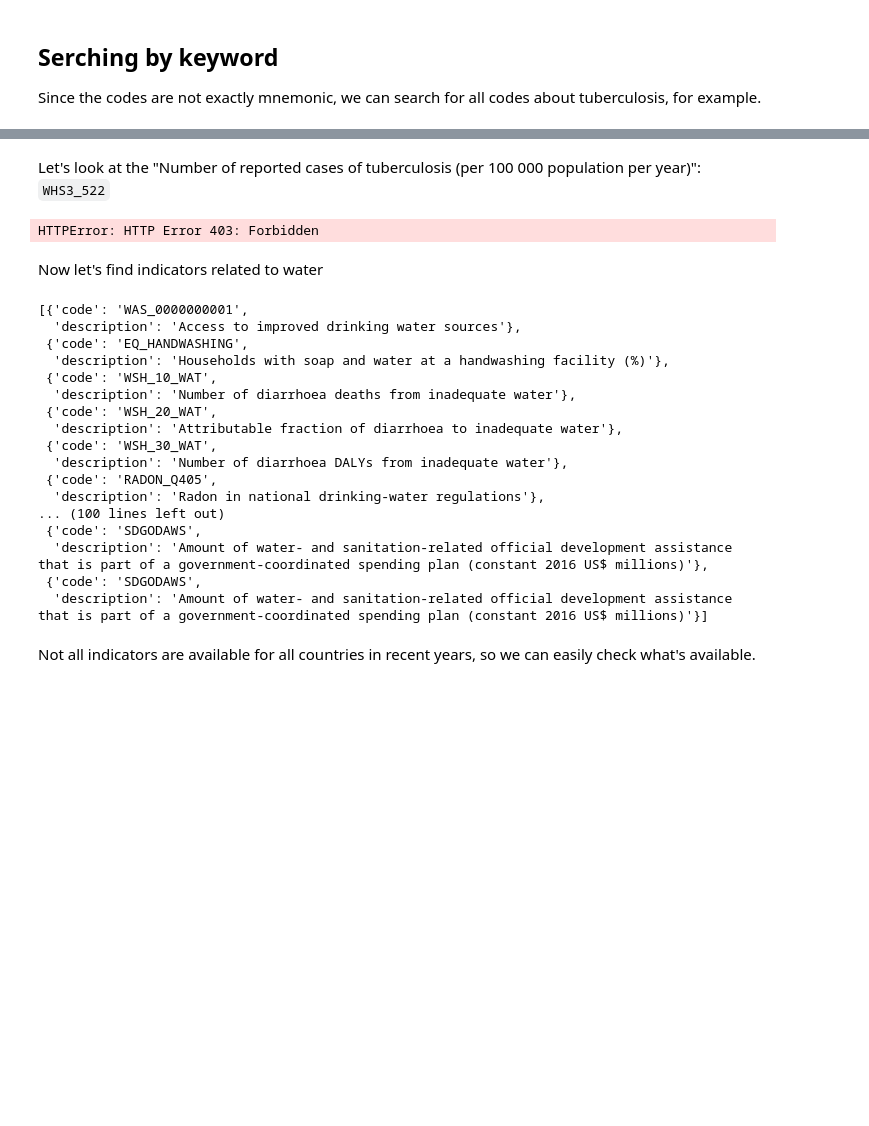
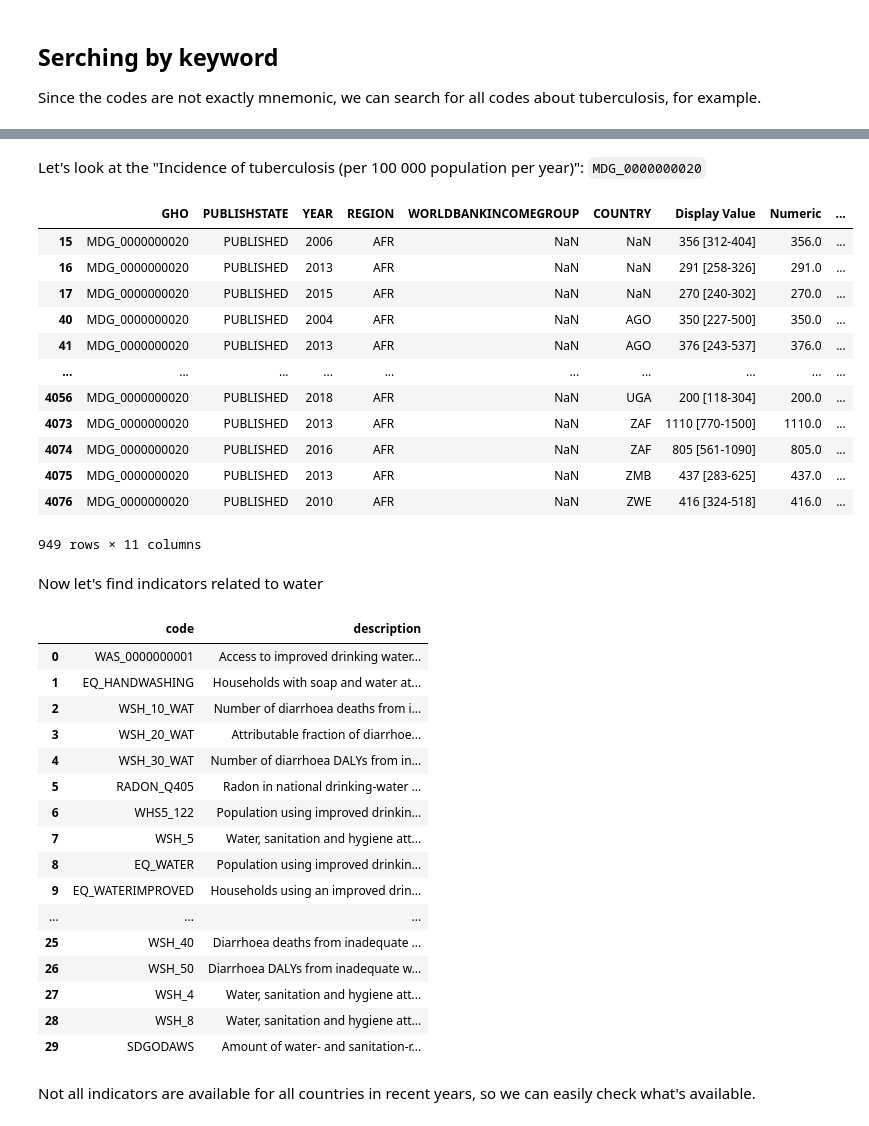
Before and after one commit to fccoelho/ghoclient, a Jupyter notebook: docs/GHO_data.ipynb, the cells around one changed output, grey strips where cells are left out. Drawn from its saved outputs; the diff is of its cells as text; code cells hidden in the pictures; blank space fills up the shorter version.

```diff
--- a/docs/GHO_data.ipynb
+++ b/docs/GHO_data.ipynb
@@ -43,34 +51,46 @@ results
 # %% [markdown]
-Let's look at the "Number of reported cases of tuberculosis (per 100 000 population per year)": `WHS3_522`
+Let's look at the "Incidence of tuberculosis (per 100 000 population per year)": `MDG_0000000020`
 # %%
-data = GC.fetch_data_from_codes(code='WHS3_522')
-data = data[(data.REGION=='AFR')&(data.YEAR==data.YEAR.max())]
+data = GC.fetch_data_from_codes(code='MDG_0000000020')
+data = data[(data.REGION=='AFR')]
 data
 # %% [output]
+|  | GHO | PUBLISHSTATE | YEAR | REGION | WORLDBANKINCOMEGROUP | COUNTRY | Display Value | Numeric | ... |
+| 15 | MDG_0000000020 | PUBLISHED | 2006 | AFR | NaN | NaN | 356 [312-404] | 356.0 | ... |
+| 16 | MDG_0000000020 | PUBLISHED | 2013 | AFR | NaN | NaN | 291 [258-326] | 291.0 | ... |
+| 17 | MDG_0000000020 | PUBLISHED | 2015 | AFR | NaN | NaN | 270 [240-302] | 270.0 | ... |
+| 40 | MDG_0000000020 | PUBLISHED | 2004 | AFR | NaN | AGO | 350 [227-500] | 350.0 | ... |
+| 41 | MDG_0000000020 | PUBLISHED | 2013 | AFR | NaN | AGO | 376 [243-537] | 376.0 | ... |
+| ... | ... | ... | ... | ... | ... | ... | ... | ... | ... |
+| 4056 | MDG_0000000020 | PUBLISHED | 2018 | AFR | NaN | UGA | 200 [118-304] | 200.0 | ... |
+| 4073 | MDG_0000000020 | PUBLISHED | 2013 | AFR | NaN | ZAF | 1110 [770-1500] | 1110.0 | ... |
+| 4074 | MDG_0000000020 | PUBLISHED | 2016 | AFR | NaN | ZAF | 805 [561-1090] | 805.0 | ... |
+| 4075 | MDG_0000000020 | PUBLISHED | 2013 | AFR | NaN | ZMB | 437 [283-625] | 437.0 | ... |
+| 4076 | MDG_0000000020 | PUBLISHED | 2010 | AFR | NaN | ZWE | 416 [324-518] | 416.0 | ... |
-HTTPError: HTTP Error 403: Forbidden
+949 rows × 11 columns
 # %% [markdown]
 Now let's find indicators related to water
 # %%
 water_codes = index.search('water')
-water_codes
+pd.DataFrame(water_codes)
 # %% [output]
-[{'code': 'WAS_0000000001',
-  'description': 'Access to improved drinking water sources'},
- {'code': 'EQ_HANDWASHING',
-  'description': 'Households with soap and water at a handwashing facility (%)'},
- {'code': 'WSH_10_WAT',
-  'description': 'Number of diarrhoea deaths from inadequate water'},
- {'code': 'WSH_20_WAT',
-  'description': 'Attributable fraction of diarrhoea to inadequate water'},
- {'code': 'WSH_30_WAT',
-  'description': 'Number of diarrhoea DALYs from inadequate water'},
- {'code': 'RADON_Q405',
-  'description': 'Radon in national drinking-water regulations'},
-... (100 lines left out)
- {'code': 'SDGODAWS',
-  'description': 'Amount of water- and sanitation-related official development assistance that is part of a government-coordinated spending plan (constant 2016 US$ millions)'},
- {'code': 'SDGODAWS',
-  'description': 'Amount of water- and sanitation-related official development assistance that is part of a government-coordinated spending plan (constant 2016 US$ millions)'}]
+|  | code | description |
+| 0 | WAS_0000000001 | Access to improved drinking water... |
+| 1 | EQ_HANDWASHING | Households with soap and water at... |
+| 2 | WSH_10_WAT | Number of diarrhoea deaths from i... |
+| 3 | WSH_20_WAT | Attributable fraction of diarrhoe... |
+| 4 | WSH_30_WAT | Number of diarrhoea DALYs from in... |
+| 5 | RADON_Q405 | Radon in national drinking-water ... |
+| 6 | WHS5_122 | Population using improved drinkin... |
+| 7 | WSH_5 | Water, sanitation and hygiene att... |
+| 8 | EQ_WATER | Population using improved drinkin... |
+| 9 | EQ_WATERIMPROVED | Households using an improved drin... |
+| ... | ... | ... |
+| 25 | WSH_40 | Diarrhoea deaths from inadequate ... |
+| 26 | WSH_50 | Diarrhoea DALYs from inadequate w... |
+| 27 | WSH_4 | Water, sanitation and hygiene att... |
+| 28 | WSH_8 | Water, sanitation and hygiene att... |
+| 29 | SDGODAWS | Amount of water- and sanitation-r... |
 # %% [markdown]
 Not all indicators are available for all countries in recent years, so we can easily check what's available.
 # %%
```
Also changed, not shown: parts of 3 cells of this notebook, 1 other file.
